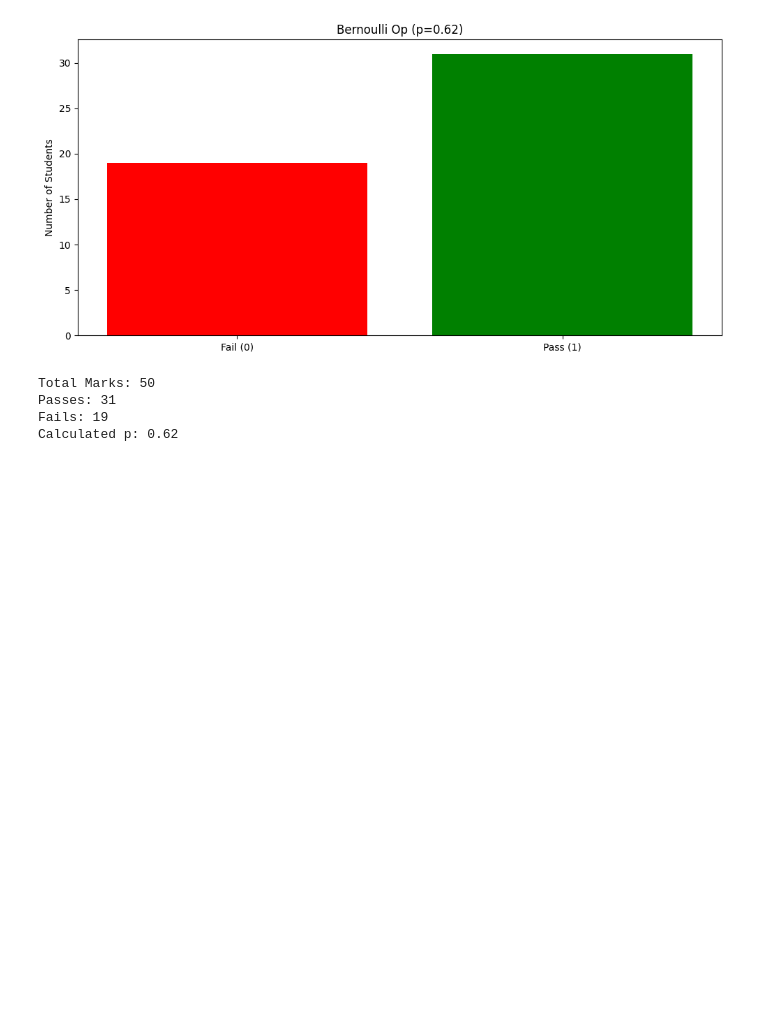
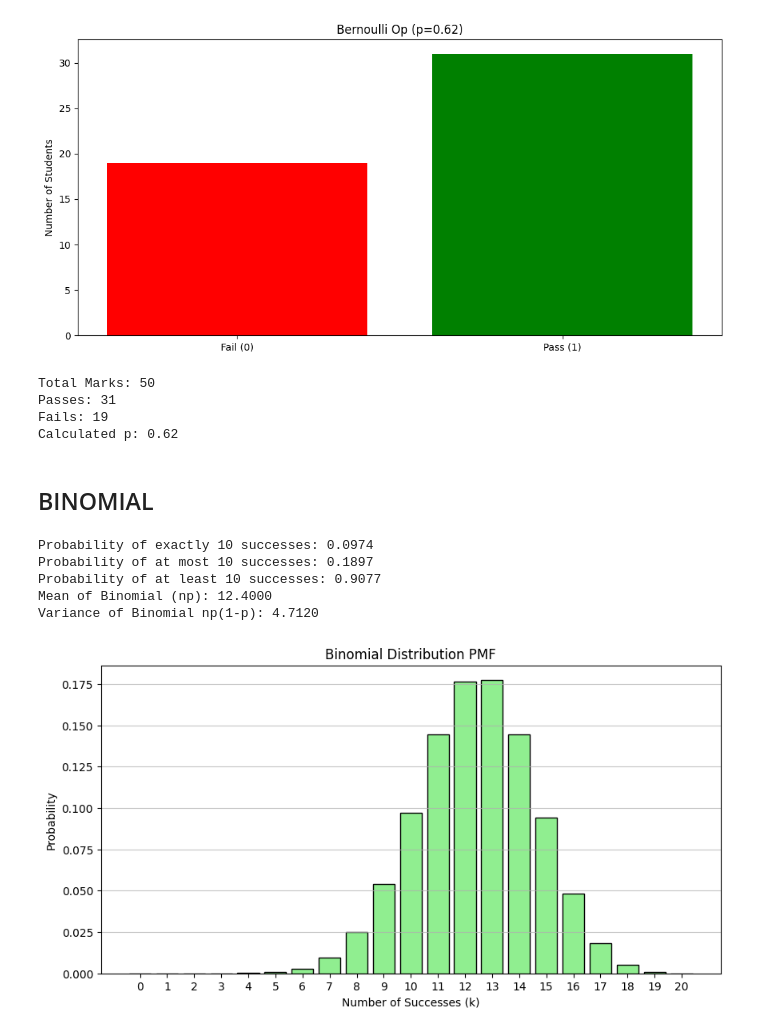
Before and after one commit to malik09-teach/ML-BASICS-PROJECTS-, a Jupyter notebook: probabilty distribution/bernoli dis.ipynb, the cells around one changed output. Cells and saved outputs as stored; diff of their text form; code cells hidden in the pictures; blank space fills up the shorter version.

Commit message:
add the binomial

```diff
--- a/probabilty distribution/bernoli dis.ipynb
+++ b/probabilty distribution/bernoli dis.ipynb
@@ -7,8 +14,9 @@ from scipy.stats import bernoulli
 # %%
+marks=[ 51,  92,  14,  71,  60,  20,  82,  86,  74,  74,  87,  99,  23,
+         2,  21,  52,   1,  87,  29,  37,   1,  63,  59,  20,  32,  75,
+        57,  21,  88,  48,  90,  58,  41,  91,  59,  79,  14,  61,  61,
+        46,  61,  50,  54,  63,   2, 100,  50,   6,  20,  72]
 
-
-np.random.seed(42)
-marks = np.random.randint(0, 101, size=50)
 
 outcomes = [1 if m >= 50 else 0 for m in marks]
 p_calculated = sum(outcomes) / len(outcomes)
@@ -48,3 +56,44 @@ Total Marks: 50
 Passes: 31
 Fails: 19
 Calculated p: 0.62
+# %% [markdown]
+## BINOMIAL
+# %%
+def binomial_pmf(k, n, p):
+    return math.comb(n, k) * (p ** k) * ((1 - p) ** (n - k))
+# %%
+n = 20
+k_target = 10
+
+prob_exact = binomial_pmf(k_target, n, p_calculated)
+prob_at_most = sum(binomial_pmf(i, n, p_calculated) for i in range(k_target + 1))
+prob_at_least = sum(binomial_pmf(i, n, p_calculated) for i in range(k_target, n + 1))
+
+mean_binom = n * p_calculated
+var_binom = n * p_calculated * (1 - p_calculated)
+
+print(f"Probability of exactly {k_target} successes: {prob_exact:.4f}")
+print(f"Probability of at most {k_target} successes: {prob_at_most:.4f}")
+print(f"Probability of at least {k_target} successes: {prob_at_least:.4f}")
+print(f"Mean of Binomial (np): {mean_binom:.4f}")
+print(f"Variance of Binomial np(1-p): {var_binom:.4f}")
+# %% [output]
+Probability of exactly 10 successes: 0.0974
+Probability of at most 10 successes: 0.1897
+Probability of at least 10 successes: 0.9077
+Mean of Binomial (np): 12.4000
+Variance of Binomial np(1-p): 4.7120
+# %%
+k_values = list(range(n + 1))
+pmf_values = [binomial_pmf(k, n, p_calculated) for k in k_values]
+
+plt.figure(figsize=(10, 5))
+plt.bar(k_values, pmf_values, color='lightgreen', edgecolor='black')
+plt.title('Binomial Distribution PMF')
+plt.xlabel('Number of Successes (k)')
+plt.ylabel('Probability')
+plt.xticks(k_values)
+plt.grid(axis='y', alpha=0.75)
+plt.show()
+# %% [output]
+[figure, added]
```
Also changed, not shown: parts of 2 cells of this notebook.
